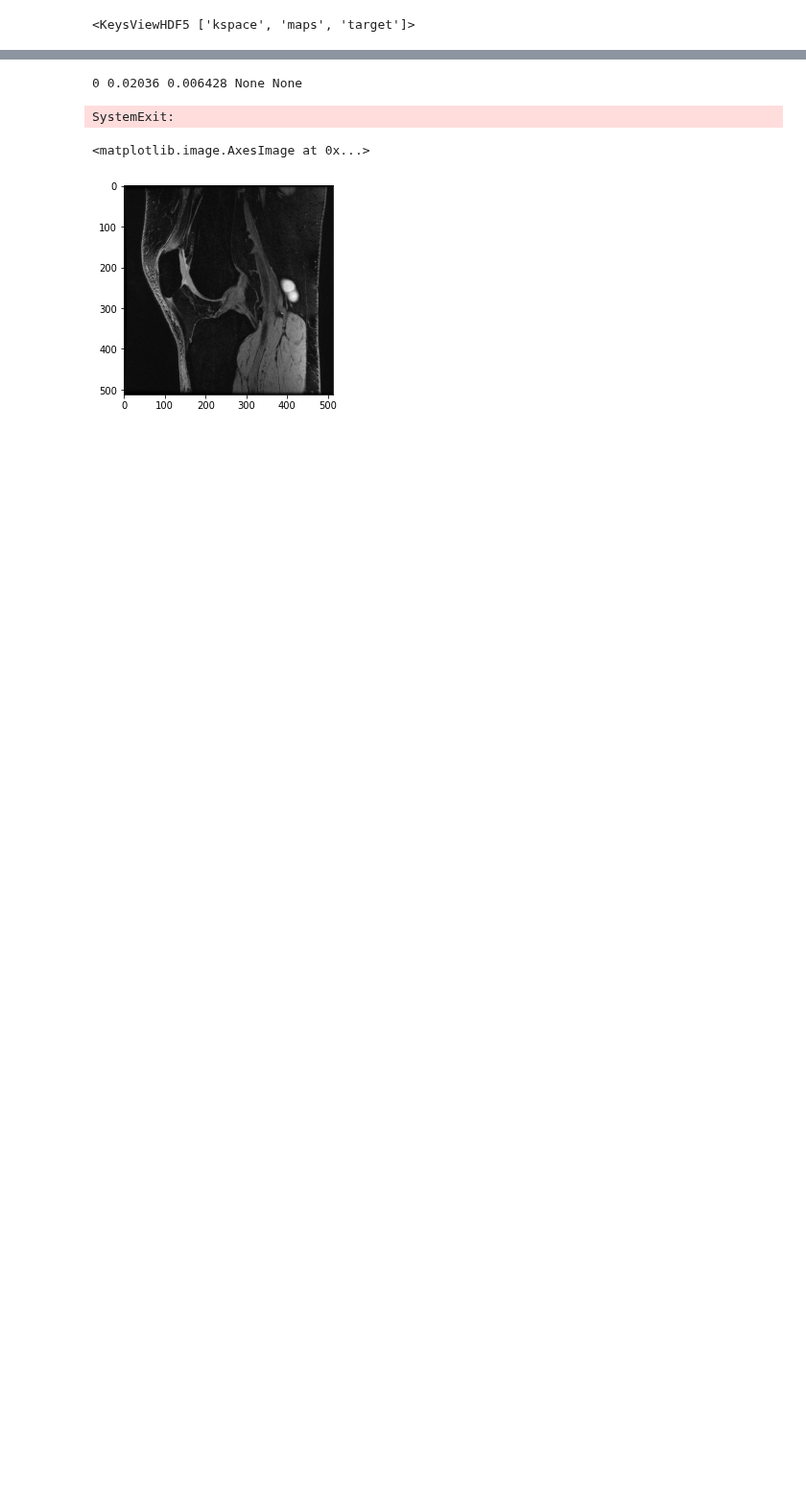
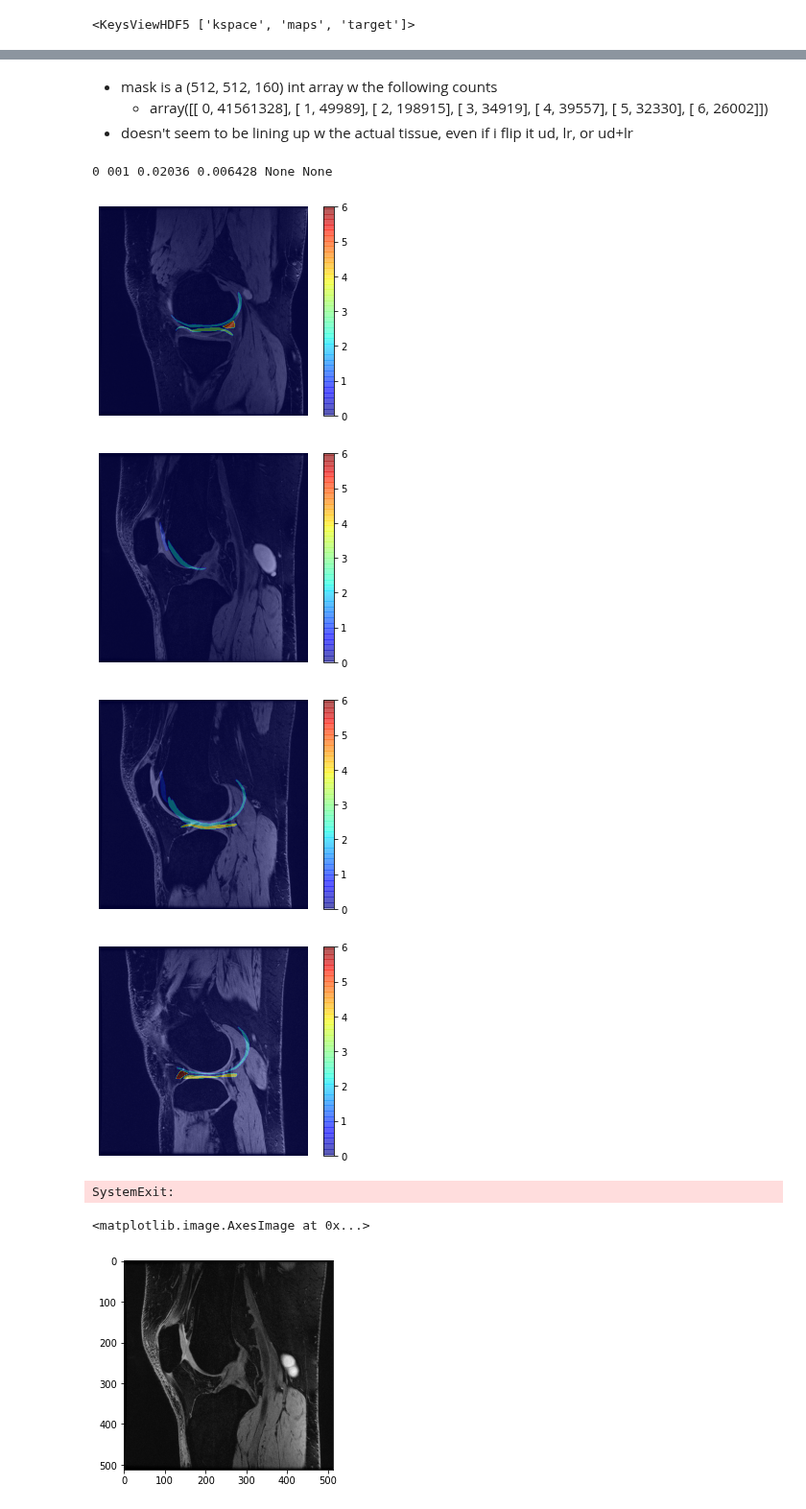
Before and after one commit to davevanveen/unsup_mri, a Jupyter notebook: ipynb/20210129_t2_maps.ipynb, the cells around one changed output, grey strips where cells are left out. Shown at 96% size. Saved outputs shown, nothing was run; the diff lists cells and outputs as text; code cells hidden in the pictures; blank space fills up the shorter version.

```diff
--- a/ipynb/20210129_t2_maps.ipynb
+++ b/ipynb/20210129_t2_maps.ipynb
@@ -45,44 +44,84 @@ __T2_DECIMAL_PRECISION__ = 1  # 0.1 ms
 
 __GL_AREA_TAG__ = pydicom.tag.Tag(0x001910b6)
 __TG_TAG__ = pydicom.tag.Tag(0x001910b7)
+
+path_segs = '/bmrNAS/people/akshay/dl/qdess_recon/segmentations/masks/'
+# %% [markdown]
+- mask is a (512, 512, 160) int array w the following counts
+    - array([[       0, 41561328],
+       [       1,    49989],
+       [       2,   198915],
+       [       3,    34919],
+       [       4,    39557],
+       [       5,    32330],
+       [       6,    26002]])
+- doesn't seem to be lining up w the actual tissue, even if i flip it ud, lr, or ud+lr
 # %%
 path_dcm = '/bmrNAS/people/akshay/dl/qdess_recon/segmentations/dicoms/'
 
-file_id = '005'
+file_id = '030'
+idx_slice_list = [50, 80, 95, 110] # slices to plot
+
+mask = nib.load(path_segs + 'MTR_{}.nii.gz'.format(file_id)).get_fdata().astype('int')
+# mask = np.flip(mask,2)
 
 file_id_list = get_id_list(path_dcm)
 
 for file_id in file_id_list:
 
     path_mtr_dir = '{}MTR_{}/'.format(path_dcm, file_id)
     dcms_mtr = get_file_list(path_mtr_dir)
 
-    for idx, d in enumerate(dcms_mtr):
+    for idx_d, d in enumerate(dcms_mtr):
+        # goes from 0..319 for I001.dcm .. I320.dcm
+        # idx_d=0 is I001.dcm is an echo1
+        # idx_d=1 is I002.dcm is an echo2
+        # ...
+        # idx_d=168 is I167.dcm is an echo1
 
         ds = pydicom.dcmread(path_mtr_dir + d)
 
         tr = float(ds.RepetitionTime) * 1e-3
         te = float(ds.EchoTime) * 1e-3
         alpha = math.radians(float(ds.FlipAngle))
 
         try:
             tg = float(ds[0x001910b7].value) * 1e-6
         except KeyError:
             tg = None
         try:
             gl_area = float(ds[0x001910b6].value)
         except KeyError:
             gl_area = None
 
-        if idx == 0:
-            print(idx, tr, te, tg, gl_area)
-        if idx > 0:
+        if idx_d == 0:
+            print(idx_d, file_id, tr, te, tg, gl_area)
+        if idx_d > 0:
             if tg or gl_area:
-                print(idx, tr, te, tg, gl_area)
+                print(idx_d, tr, te, tg, gl_area)
+
+        if idx_d % 2 == 0: # do only for echo1's
+            idx_slice = idx_d // 2
+            if idx_slice in idx_slice_list:
+
+                mask_slice = mask[:,:,idx_slice].astype('int')
+                mask_slice = np.rot90(mask_slice, k=3)
+#                 mask_slice = np.flipud(mask_slice)
+                mask_slice = np.fliplr(mask_slice)
+
+                plt.imshow(ds.pixel_array,cmap='gray')
+                plt.imshow(mask_slice, cmap='jet', clim=(0,6), alpha=0.4)
+                plt.colorbar()
+                plt.axis('off')
+                plt.show()
 
     sys.exit()
 # %% [output]
-0 0.02036 0.006428 None None
+0 001 0.02036 0.006428 None None
+[figure, added]
+[figure, added]
+[figure, added]
+[figure, added]
 SystemExit:
 # %%
 ds = pydicom.dcmread(path_mtr_dir + 'I167.dcm')
```
Also changed, not shown: parts of 5 cells of this notebook.
